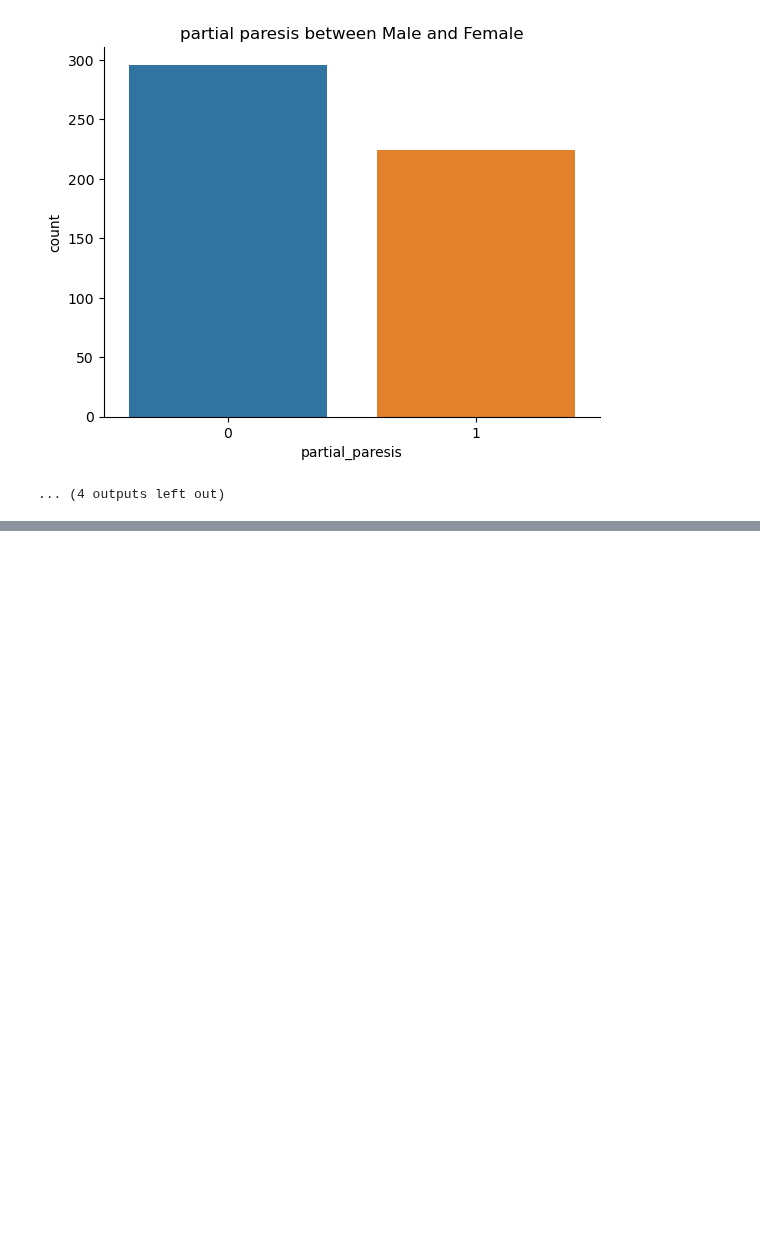
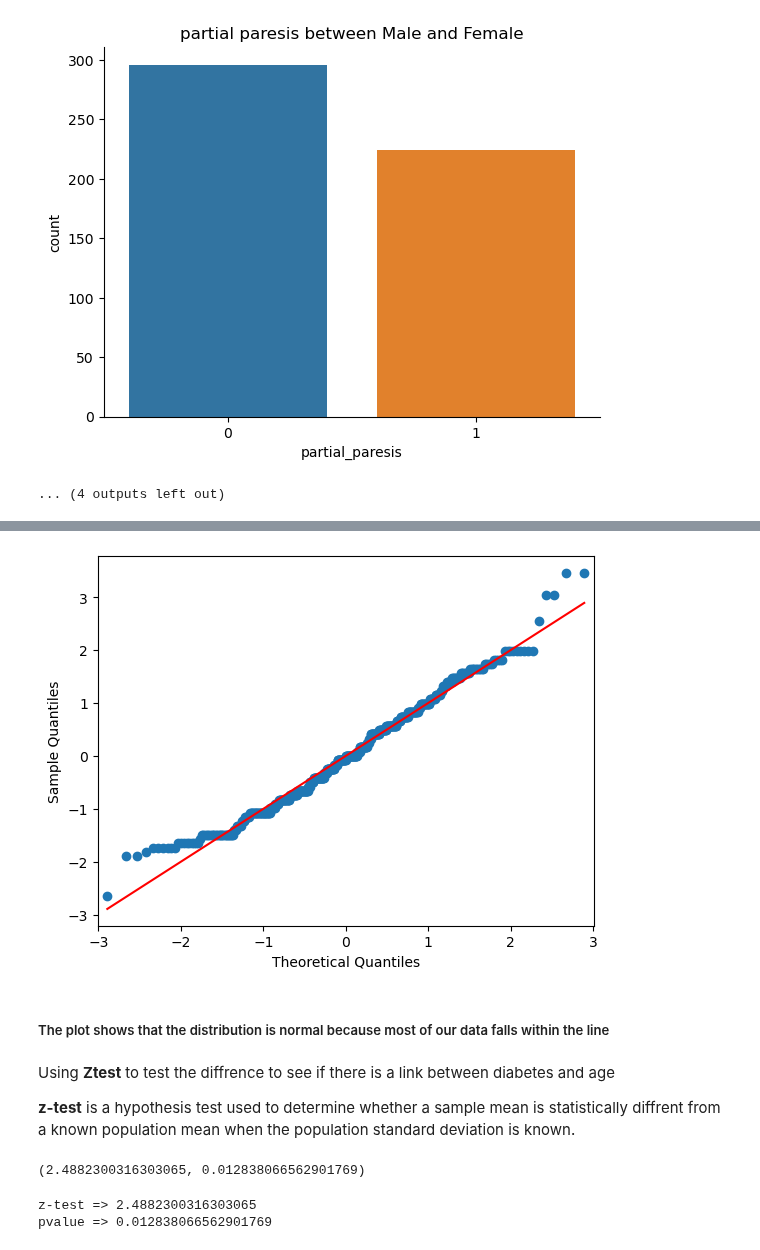
Before and after one commit to andazi/goal-data-science, a Jupyter notebook: Data science tools,statistics and probability/EARLY DIABETES DETECTION.ipynb, the cells around one changed output, grey strips where cells are left out. Saved outputs shown, nothing was run; the diff lists cells and outputs as text; code cells hidden in the pictures; blank space fills up the shorter version.

Commit message:
hypothesis

```diff
--- a/Data science tools,statistics and probability/EARLY DIABETES DETECTION.ipynb
+++ b/Data science tools,statistics and probability/EARLY DIABETES DETECTION.ipynb
@@ -217,0 +323,24 @@ for column in columns:
+# %%
+# lets check if our distribution is normal
+qqplot(df['age'], fit=True, line='s')
+plt.show()
+# %% [output]
+[figure, added]
+# %% [markdown]
+##### The plot shows that the distribution is normal because most of our data falls within the line
+# %% [markdown]
+Using __Ztest__ to test the diffrence to see if there is a link between diabetes and age
+
+__z-test__ is a hypothesis test used to determine whether a sample mean is statistically diffrent from a known population mean when the population standard deviation is known.
+# %%
+# conduct z-test of difference
+ztest(diabetes['age'], no_diabetes['age'])
+# %% [output]
+(2.4882300316303065, 0.012838066562901769)
+# %%
+value = ['z-test', 'pvalue']
+for i,j in zip(value, ztest(diabetes['age'], no_diabetes['age'])):
+    print(i, '=>', j)
+# %% [output]
+z-test => 2.4882300316303065
+pvalue => 0.012838066562901769
```
Also changed, not shown: parts of 21 cells of this notebook, 2 other files.
